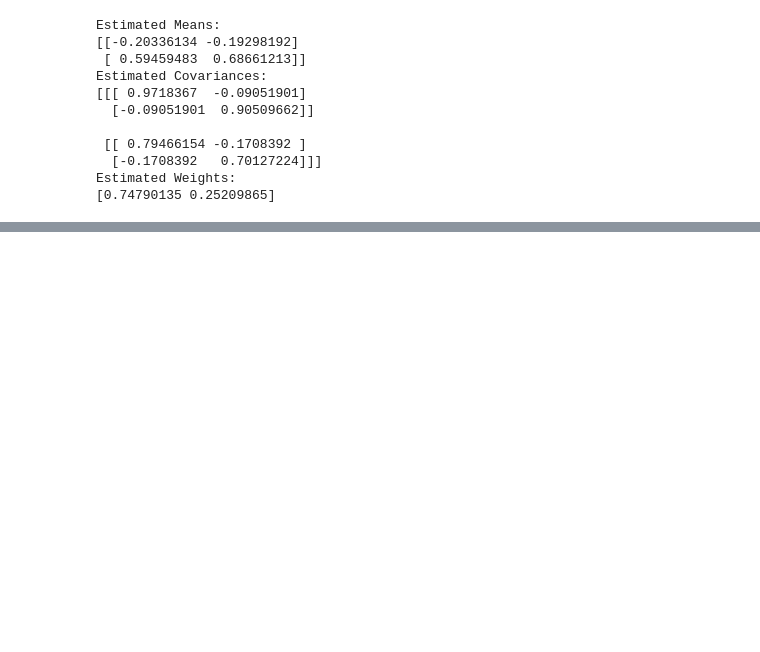
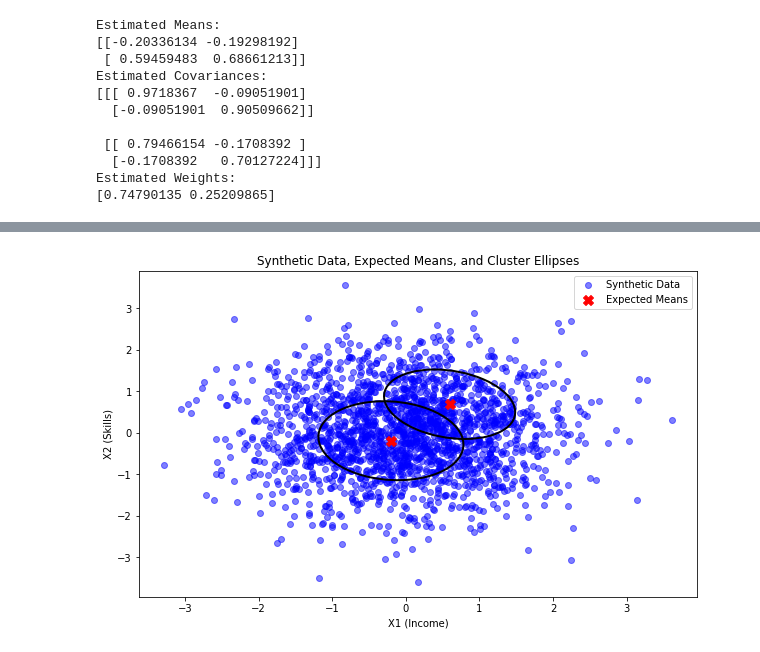
Before and after one commit to danyentezari/bignumber-material, a Jupyter notebook: SPML Dubai/mod9/expectation_maximzation.ipynb, the cells around one changed output, grey strips where cells are left out. Saved outputs shown, nothing was run; the diff lists cells and outputs as text; code cells hidden in the pictures; blank space fills up the shorter version.

```diff
--- a/SPML Dubai/mod9/expectation_maximzation.ipynb
+++ b/SPML Dubai/mod9/expectation_maximzation.ipynb
@@ -159,0 +248,32 @@ Estimated Weights:
+# %%
+import seaborn as sns
+from matplotlib.patches import Ellipse
+
+# Visualize the synthetic data and expected means
+plt.figure(figsize=(10, 6))
+plt.scatter(X[:, 0], X[:, 1], c='blue', alpha=0.5, label='Synthetic Data')
+plt.scatter(means[:, 0], means[:, 1], c='red', marker='X', s=100, label='Expected Means')
+
+# Plot ellipses for the clusters
+for i in range(n_components):
+    cov_matrix = covariances[i]
+    mean = means[i]
+
+    # Get eigenvalues and eigenvectors of the covariance matrix
+    eigenvalues, eigenvectors = np.linalg.eigh(cov_matrix)
+
+    # Calculate the angle of rotation for the ellipse
+    angle = np.degrees(np.arctan2(*eigenvectors[:, 0][::-1]))
+
+    # Plot the ellipse
+    ellipse = Ellipse(xy=mean, width=2 * np.sqrt(eigenvalues[0]), height=2 * np.sqrt(eigenvalues[1]),
+                      angle=angle, edgecolor='black', fc='None', lw=2)
+    plt.gca().add_patch(ellipse)
+
+plt.title('Synthetic Data, Expected Means, and Cluster Ellipses')
+plt.xlabel('X1 (Income)')
+plt.ylabel('X2 (Skills)')
+plt.legend()
+plt.show()
+# %% [output]
+[figure, added]
```
Also changed, not shown: parts of 6 cells of this notebook.
